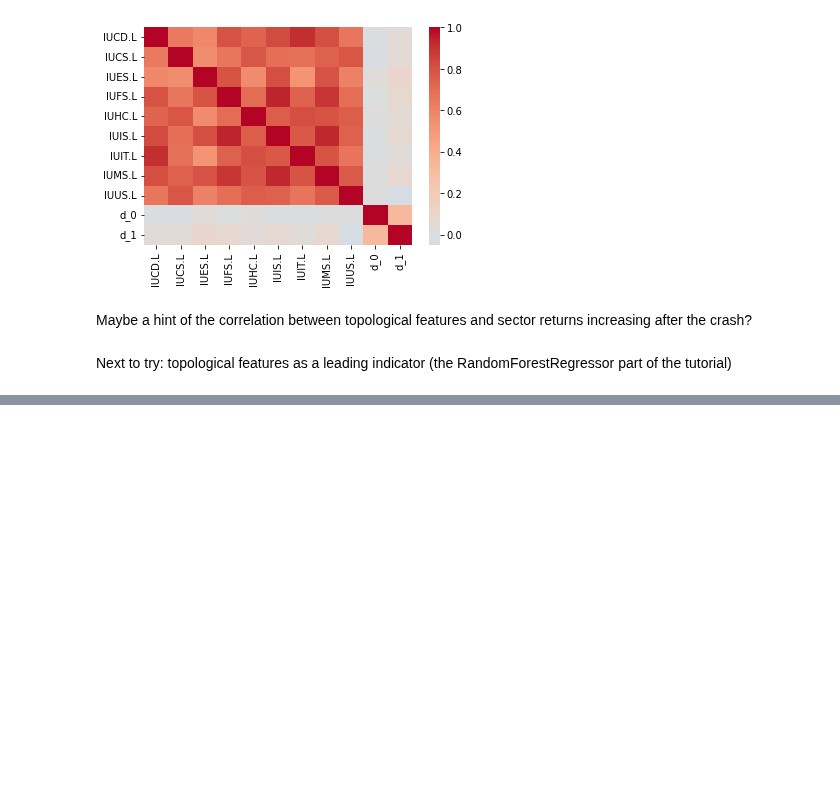
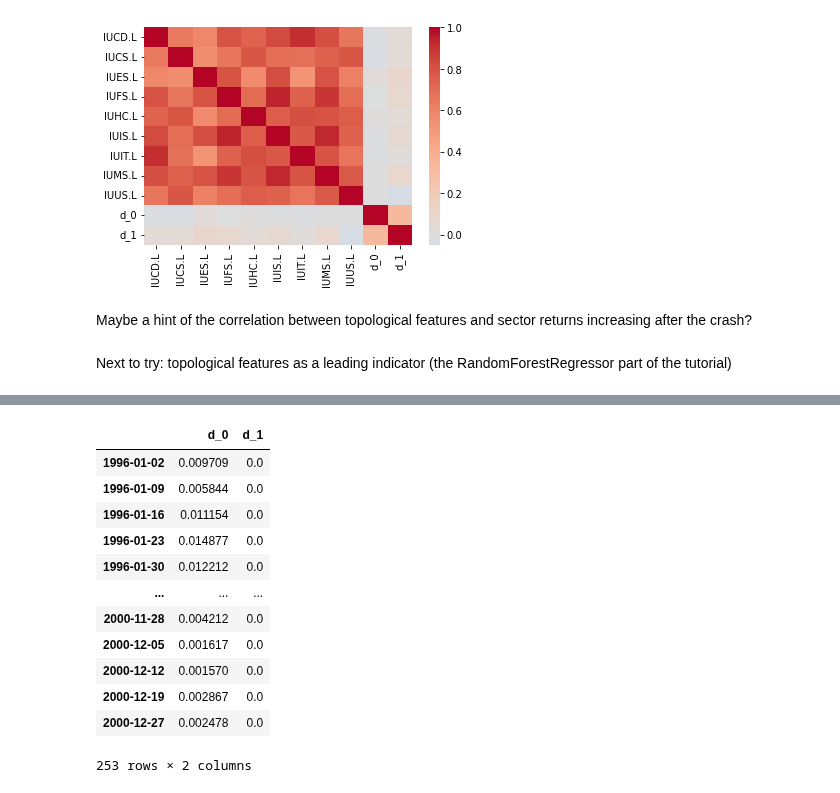
Before and after one commit to mattmcd/PyBayes, a Jupyter notebook: scripts/journal_20220826.ipynb, the cells around one changed output, grey strips where cells are left out. Drawn from its saved outputs; the diff is of its cells as text; code cells hidden in the pictures; blank space fills up the shorter version.

```diff
--- a/scripts/journal_20220826.ipynb
+++ b/scripts/journal_20220826.ipynb
@@ -313,0 +378,16 @@ Next to try: topological features as a leading indicator (the RandomForestRegres
+# %%
+df_t_i['1996':'2000']
+# %% [output]
+|  | d_0 | d_1 |
+| 1996-01-02 | 0.009709 | 0.0 |
+| 1996-01-09 | 0.005844 | 0.0 |
+| 1996-01-16 | 0.011154 | 0.0 |
+| 1996-01-23 | 0.014877 | 0.0 |
+| 1996-01-30 | 0.012212 | 0.0 |
+| ... | ... | ... |
+| 2000-11-28 | 0.004212 | 0.0 |
+| 2000-12-05 | 0.001617 | 0.0 |
+| 2000-12-12 | 0.001570 | 0.0 |
+| 2000-12-19 | 0.002867 | 0.0 |
+| 2000-12-27 | 0.002478 | 0.0 |
+253 rows × 2 columns
```
Also changed, not shown: parts of 18 cells of this notebook.
